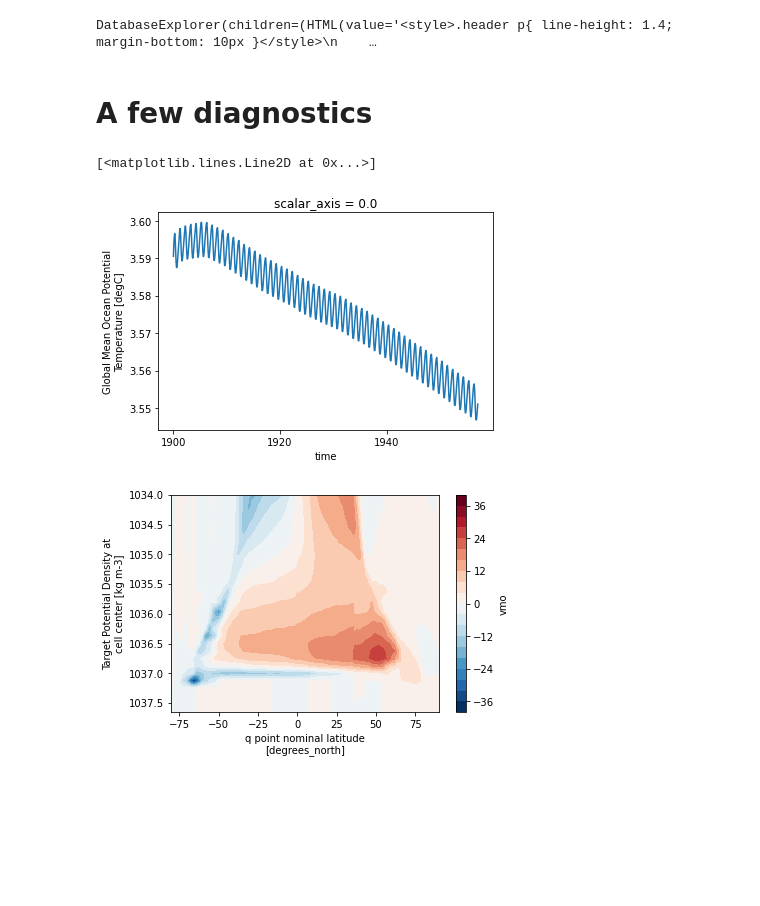
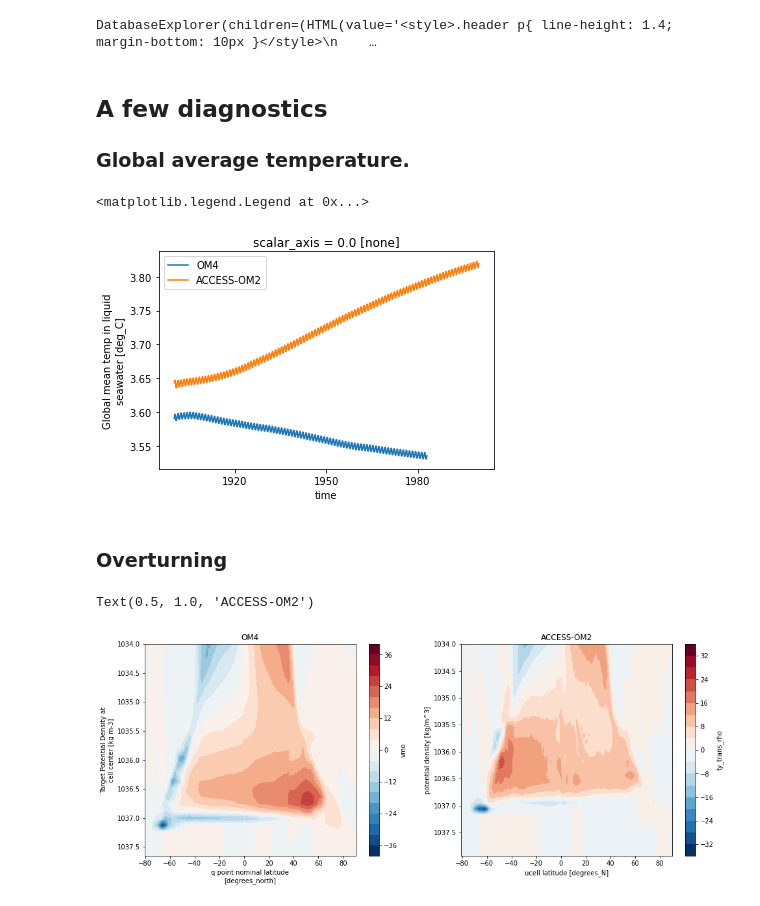
Before and after one commit to COSIMA/mom6-diagnostics, a Jupyter notebook: OM4-RYF9091/StartHere.ipynb, the cells around one changed output. Saved outputs shown, nothing was run; the diff lists cells and outputs as text; code cells hidden in the pictures; blank space fills up the shorter version.

Commit message:
updating OM4 diagnostics sample

```diff
--- a/OM4-RYF9091/StartHere.ipynb
+++ b/OM4-RYF9091/StartHere.ipynb
@@ -39,15 +40,20 @@ dbx
 # %% [output]
 DatabaseExplorer(children=(HTML(value='<style>.header p{ line-height: 1.4; margin-bottom: 10px }</style>\n    …
 # %% [markdown]
-# A few diagnostics
+## A few diagnostics
+
+### Global average temperature.
 # %%
 # MOM6
 thetaoga = cc.querying.getvar(expt=expt,variable='thetaoga',session=session_mom6, frequency='1 monthly')
-thetaoga.plot()
+thetaoga.plot(label='OM4')
 #ACCESS-OM2
-#temp_global_ave = cc.querying.getvar(expt='025deg_jra55_ryf9091_gadi',variable='temp_global_ave',session=session)
-#temp_global_ave.plot()
+temp_global_ave = cc.querying.getvar(expt='025deg_jra55_ryf9091_gadi',variable='temp_global_ave',session=session,end_time='2000-01-01')
+temp_global_ave.plot(label='ACCESS-OM2')
+plt.legend()
 # %% [output]
-[<matplotlib.lines.Line2D at 0x...>]
+<matplotlib.legend.Legend at 0x...>
-[figure, old version]
+[figure, new version]
+# %% [markdown]
+### Overturning
 # %%
@@ -57,9 +65,21 @@ vmo = cc.querying.getvar(expt='OM4_025.JRA_RYF', variable='vmo',
 # %%
-# this is slow -- I think because of data chunking issues.
-psi_mean = vmo.sel(time=slice('1945-01-01','1954-12-31')).mean('time').sum('xh').cumsum('rho2_l').load()/1e9
+# ACCESS-OM2 -- did this run use GM??
+psi = cc.querying.getvar(expt='025deg_jra55_ryf9091_gadi',variable='ty_trans_rho',session=session,start_time='1945-01-01', end_time='1954-12-31')
+psi = psi / (1e9) # converts kg/s to Sv
+psi = psi.sum('grid_xt_ocean').cumsum('potrho').mean(dim = 'time').load()
 # %%
+plt.figure(figsize=(16,6))
+plt.subplot(121)
 psi_mean.plot.contourf(levels=20)
 plt.ylim(ymin=1034)
 plt.gca().invert_yaxis()
+plt.title('OM4')
+
+plt.subplot(122)
+psi.plot.contourf(levels=20)
+plt.ylim(ymin=1034)
+plt.gca().invert_yaxis()
+plt.title('ACCESS-OM2')
 # %% [output]
+Text(0.5, 1.0, 'ACCESS-OM2')
-[figure, old version]
+[figure, new version]
```
Also changed, not shown: parts of 4 cells of this notebook.
